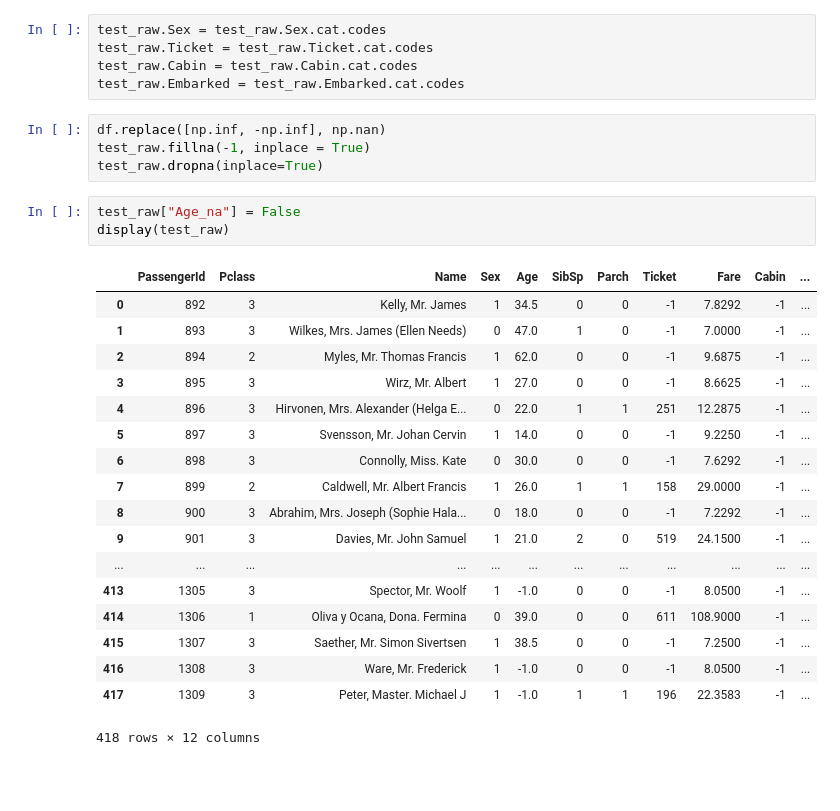
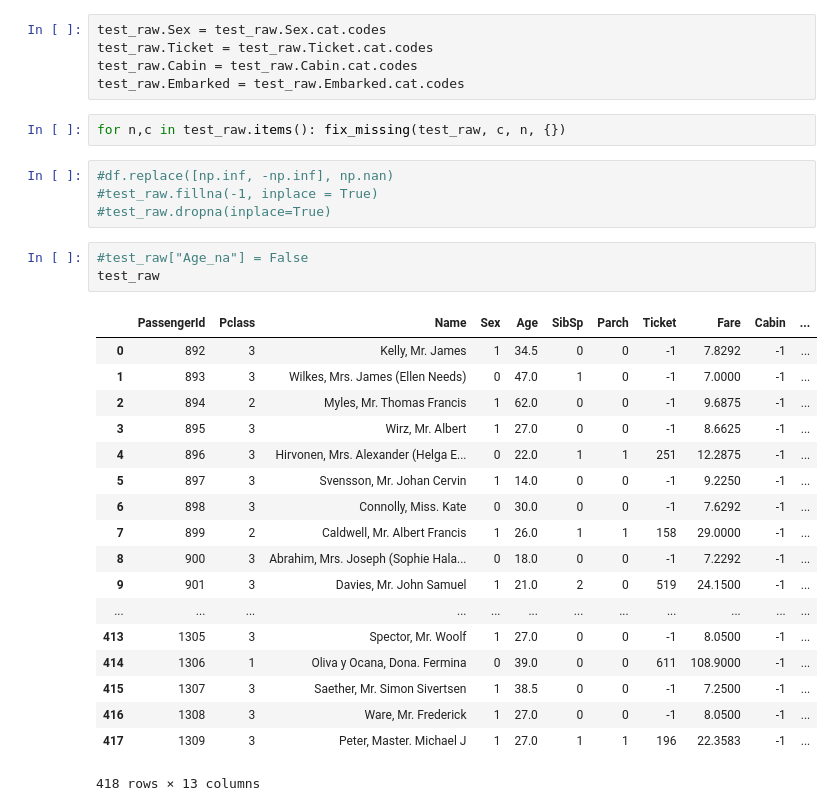
Before and after one commit to fsuarezj/kaggle_titanic, a Jupyter notebook: kernel_titanic.ipynb, the cells around one changed output. Cells and saved outputs as stored; diff of their text form; blank space fills up the shorter version.

```diff
--- a/kernel_titanic.ipynb
+++ b/kernel_titanic.ipynb
@@ -85,31 +96,33 @@ test_raw.Sex = test_raw.Sex.cat.codes
 test_raw.Ticket = test_raw.Ticket.cat.codes
 test_raw.Cabin = test_raw.Cabin.cat.codes
 test_raw.Embarked = test_raw.Embarked.cat.codes
+# %%
+for n,c in test_raw.items(): fix_missing(test_raw, c, n, {})
 # %%
-df.replace([np.inf, -np.inf], np.nan)
-test_raw.fillna(-1, inplace = True)
-test_raw.dropna(inplace=True)
+#df.replace([np.inf, -np.inf], np.nan)
+#test_raw.fillna(-1, inplace = True)
+#test_raw.dropna(inplace=True)
 # %%
-test_raw["Age_na"] = False
-display(test_raw)
+#test_raw["Age_na"] = False
+test_raw
 # %% [output]
 |  | PassengerId | Pclass | Name | Sex | Age | SibSp | Parch | Ticket | Fare | Cabin | ... |
 | 0 | 892 | 3 | Kelly, Mr. James | 1 | 34.5 | 0 | 0 | -1 | 7.8292 | -1 | ... |
 | 1 | 893 | 3 | Wilkes, Mrs. James (Ellen Needs) | 0 | 47.0 | 1 | 0 | -1 | 7.0000 | -1 | ... |
 | 2 | 894 | 2 | Myles, Mr. Thomas Francis | 1 | 62.0 | 0 | 0 | -1 | 9.6875 | -1 | ... |
 | 3 | 895 | 3 | Wirz, Mr. Albert | 1 | 27.0 | 0 | 0 | -1 | 8.6625 | -1 | ... |
 | 4 | 896 | 3 | Hirvonen, Mrs. Alexander (Helga E... | 0 | 22.0 | 1 | 1 | 251 | 12.2875 | -1 | ... |
 | 5 | 897 | 3 | Svensson, Mr. Johan Cervin | 1 | 14.0 | 0 | 0 | -1 | 9.2250 | -1 | ... |
 | 6 | 898 | 3 | Connolly, Miss. Kate | 0 | 30.0 | 0 | 0 | -1 | 7.6292 | -1 | ... |
 | 7 | 899 | 2 | Caldwell, Mr. Albert Francis | 1 | 26.0 | 1 | 1 | 158 | 29.0000 | -1 | ... |
 | 8 | 900 | 3 | Abrahim, Mrs. Joseph (Sophie Hala... | 0 | 18.0 | 0 | 0 | -1 | 7.2292 | -1 | ... |
 | 9 | 901 | 3 | Davies, Mr. John Samuel | 1 | 21.0 | 2 | 0 | 519 | 24.1500 | -1 | ... |
 | ... | ... | ... | ... | ... | ... | ... | ... | ... | ... | ... | ... |
-| 413 | 1305 | 3 | Spector, Mr. Woolf | 1 | -1.0 | 0 | 0 | -1 | 8.0500 | -1 | ... |
+| 413 | 1305 | 3 | Spector, Mr. Woolf | 1 | 27.0 | 0 | 0 | -1 | 8.0500 | -1 | ... |
 | 414 | 1306 | 1 | Oliva y Ocana, Dona. Fermina | 0 | 39.0 | 0 | 0 | 611 | 108.9000 | -1 | ... |
 | 415 | 1307 | 3 | Saether, Mr. Simon Sivertsen | 1 | 38.5 | 0 | 0 | -1 | 7.2500 | -1 | ... |
-| 416 | 1308 | 3 | Ware, Mr. Frederick | 1 | -1.0 | 0 | 0 | -1 | 8.0500 | -1 | ... |
-| 417 | 1309 | 3 | Peter, Master. Michael J | 1 | -1.0 | 1 | 1 | 196 | 22.3583 | -1 | ... |
+| 416 | 1308 | 3 | Ware, Mr. Frederick | 1 | 27.0 | 0 | 0 | -1 | 8.0500 | -1 | ... |
+| 417 | 1309 | 3 | Peter, Master. Michael J | 1 | 27.0 | 1 | 1 | 196 | 22.3583 | -1 | ... |
-418 rows × 12 columns
+418 rows × 13 columns
 # %%
 #test_raw.drop("Name", axis=1, inplace=True)
```
Also changed, not shown: parts of 7 cells of this notebook.
